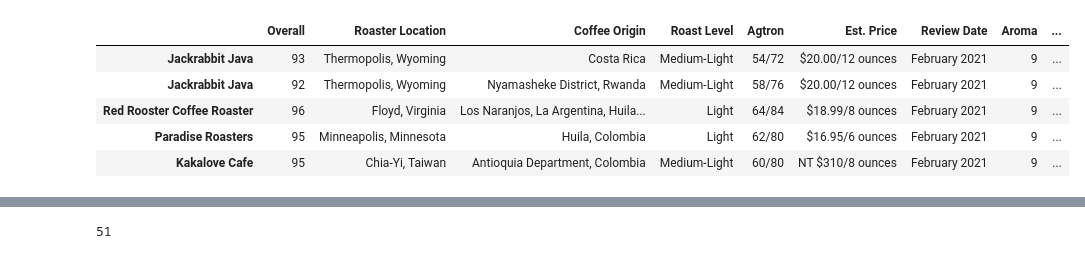
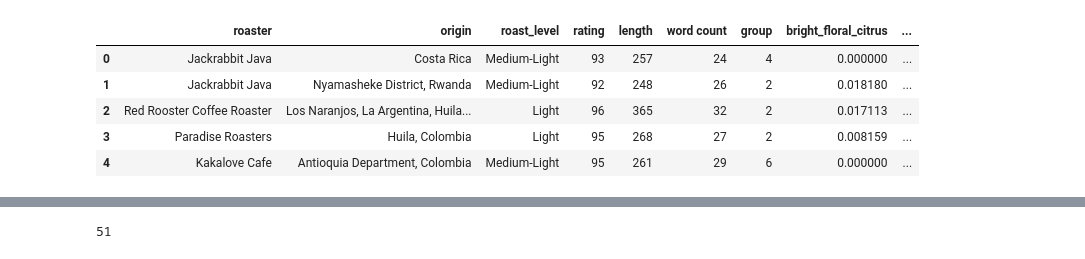
Before and after one commit to ejfeldman7/coffee-reviews-nlp, a Jupyter notebook: Notebooks/visualizations.ipynb, the cells around one changed output, grey strips where cells are left out. Saved outputs shown, nothing was run; the diff lists cells and outputs as text; code cells hidden in the pictures.

```diff
--- a/Notebooks/visualizations.ipynb
+++ b/Notebooks/visualizations.ipynb
@@ -19,14 +31,14 @@ with open('coffee_words.pickle','rb') as read_file:
 with open('coffee_ratings.pickle','rb') as read_file:
     ratings = pickle.load(read_file)
 # %%
-with open('three_groups.pickle','rb') as read_file:
-    three_groups = pickle.load(read_file)
+with open('df_topic_breakdown.pickle','rb') as read_file:
+    df_topic_breakdown = pickle.load(read_file)
 # %%
-ratings.head()
+df_topic_breakdown.head()
 # %% [output]
-|  | Overall | Roaster Location | Coffee Origin | Roast Level | Agtron | Est. Price | Review Date | Aroma | ... |
-| Jackrabbit Java | 93 | Thermopolis, Wyoming | Costa Rica | Medium-Light | 54/72 | $20.00/12 ounces | February 2021 | 9 | ... |
-| Jackrabbit Java | 92 | Thermopolis, Wyoming | Nyamasheke District, Rwanda | Medium-Light | 58/76 | $20.00/12 ounces | February 2021 | 9 | ... |
-| Red Rooster Coffee Roaster | 96 | Floyd, Virginia | Los Naranjos, La Argentina, Huila... | Light | 64/84 | $18.99/8 ounces | February 2021 | 9 | ... |
-| Paradise Roasters | 95 | Minneapolis, Minnesota | Huila, Colombia | Light | 62/80 | $16.95/6 ounces | February 2021 | 9 | ... |
-| Kakalove Cafe | 95 | Chia-Yi, Taiwan | Antioquia Department, Colombia | Medium-Light | 60/80 | NT $310/8 ounces | February 2021 | 9 | ... |
+|  | roaster | origin | roast_level | rating | length | word count | group | bright_floral_citrus | ... |
+| 0 | Jackrabbit Java | Costa Rica | Medium-Light | 93 | 257 | 24 | 4 | 0.000000 | ... |
+| 1 | Jackrabbit Java | Nyamasheke District, Rwanda | Medium-Light | 92 | 248 | 26 | 2 | 0.018180 | ... |
+| 2 | Red Rooster Coffee Roaster | Los Naranjos, La Argentina, Huila... | Light | 96 | 365 | 32 | 2 | 0.017113 | ... |
+| 3 | Paradise Roasters | Huila, Colombia | Light | 95 | 268 | 27 | 2 | 0.008159 | ... |
+| 4 | Kakalove Cafe | Antioquia Department, Colombia | Medium-Light | 95 | 261 | 29 | 6 | 0.000000 | ... |
```
Also changed, not shown: parts of 35 cells of this notebook, 1 other file.
